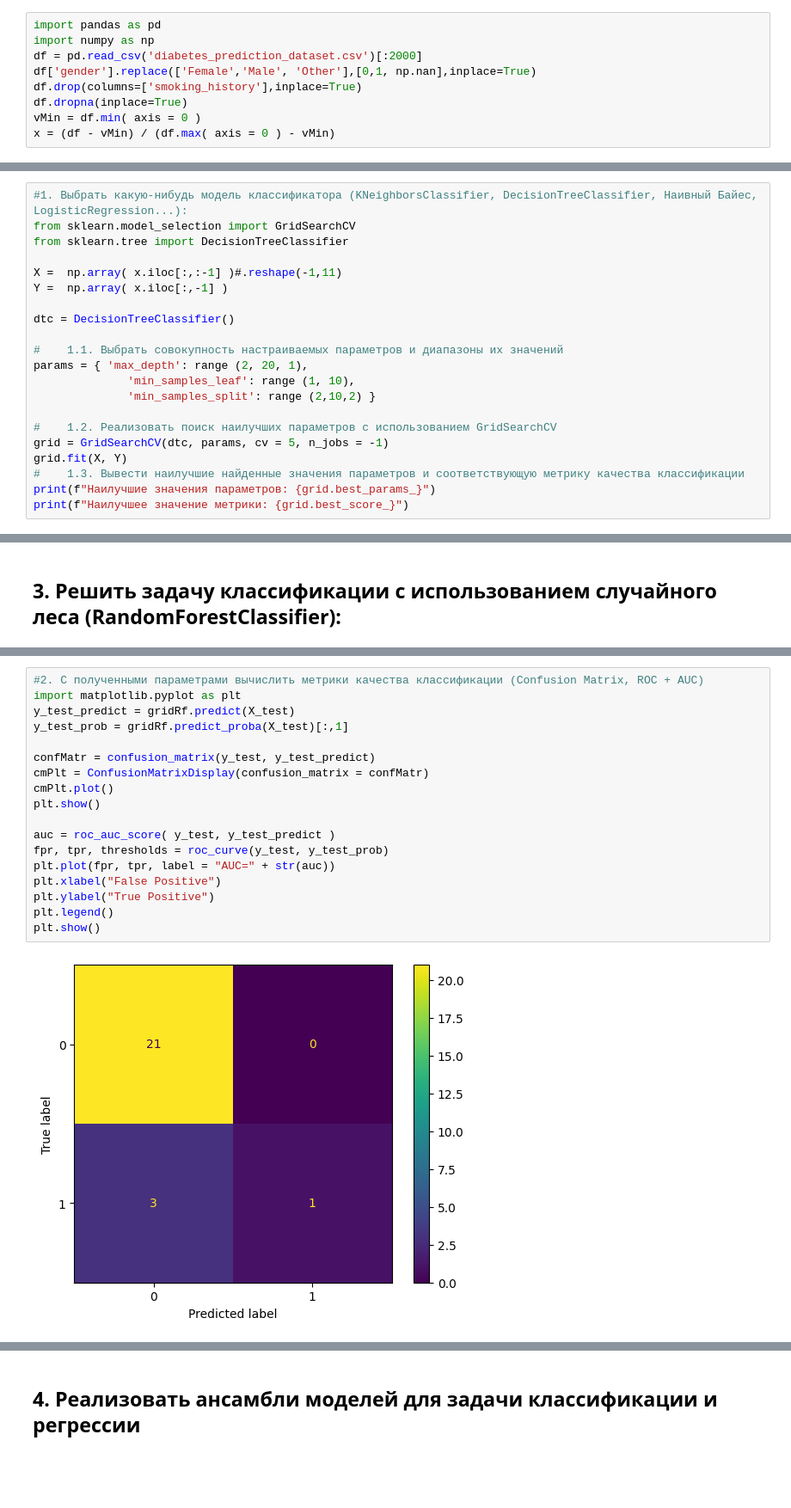
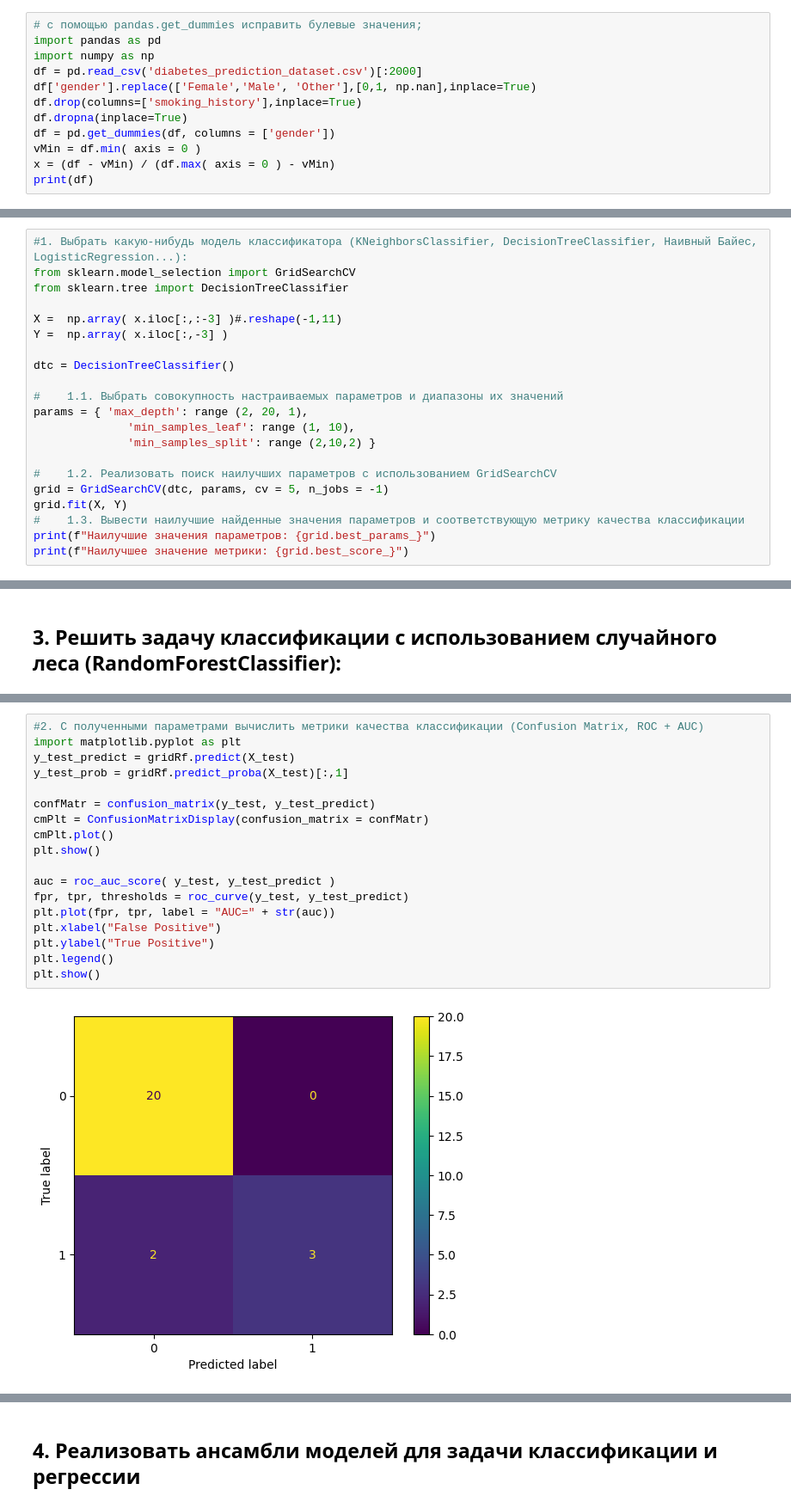
Before and after one commit to MortalZorchik/ML-homeworks, a Jupyter notebook: lab6/lab6.ipynb, the cells around one changed output, grey strips where cells are left out. Shown: that part at 86% size. Drawn from its saved outputs; the diff is of its cells as text; blank space fills up the shorter version.

```diff
--- a/lab6/lab6.ipynb
+++ b/lab6/lab6.ipynb
@@ -1,11 +1,14 @@
 # %% [markdown]
 ## **1. Загрузить любой набор данных с https://www.kaggle.com, подходящий к задачам классификации и регрессии (либо два набора - отдельно для каждой из задач).**
 # %%
+# с помощью pandas.get_dummies исправить булевые значения;
 import pandas as pd
 import numpy as np
 df = pd.read_csv('diabetes_prediction_dataset.csv')[:2000]
 df['gender'].replace(['Female','Male', 'Other'],[0,1, np.nan],inplace=True)
 df.drop(columns=['smoking_history'],inplace=True)
 df.dropna(inplace=True)
+df = pd.get_dummies(df, columns = ['gender'])
 vMin = df.min( axis = 0 )
 x = (df - vMin) / (df.max( axis = 0 ) - vMin)
+print(df)
@@ -16,8 +37,8 @@ x = (df - vMin) / (df.max( axis = 0 ) - vMin)
 from sklearn.model_selection import GridSearchCV
 from sklearn.tree import DecisionTreeClassifier
 
-X =  np.array( x.iloc[:,:-1] )#.reshape(-1,11)
-Y =  np.array( x.iloc[:,-1] )
+X =  np.array( x.iloc[:,:-3] )#.reshape(-1,11)
+Y =  np.array( x.iloc[:,-3] )
 
 dtc = DecisionTreeClassifier()
 
@@ -90,20 +111,20 @@ print(f"Наилучшее значение метрики: {gridRf.best_score_}
 # %%
 #2. С полученными параметрами вычислить метрики качества классификации (Confusion Matrix, ROC + AUC)
 import matplotlib.pyplot as plt
 y_test_predict = gridRf.predict(X_test)
 y_test_prob = gridRf.predict_proba(X_test)[:,1]
 
 confMatr = confusion_matrix(y_test, y_test_predict)
 cmPlt = ConfusionMatrixDisplay(confusion_matrix = confMatr)
 cmPlt.plot()
 plt.show()
 
 auc = roc_auc_score( y_test, y_test_predict )
-fpr, tpr, thresholds = roc_curve(y_test, y_test_prob)
+fpr, tpr, thresholds = roc_curve(y_test, y_test_predict)
 plt.plot(fpr, tpr, label = "AUC=" + str(auc))
 plt.xlabel("False Positive")
 plt.ylabel("True Positive")
 plt.legend()
 plt.show()
 # %% [output]
-[figure, old version]
+[figure, new version]
```
Also changed, not shown: parts of 9 cells of this notebook, 1 other file.
